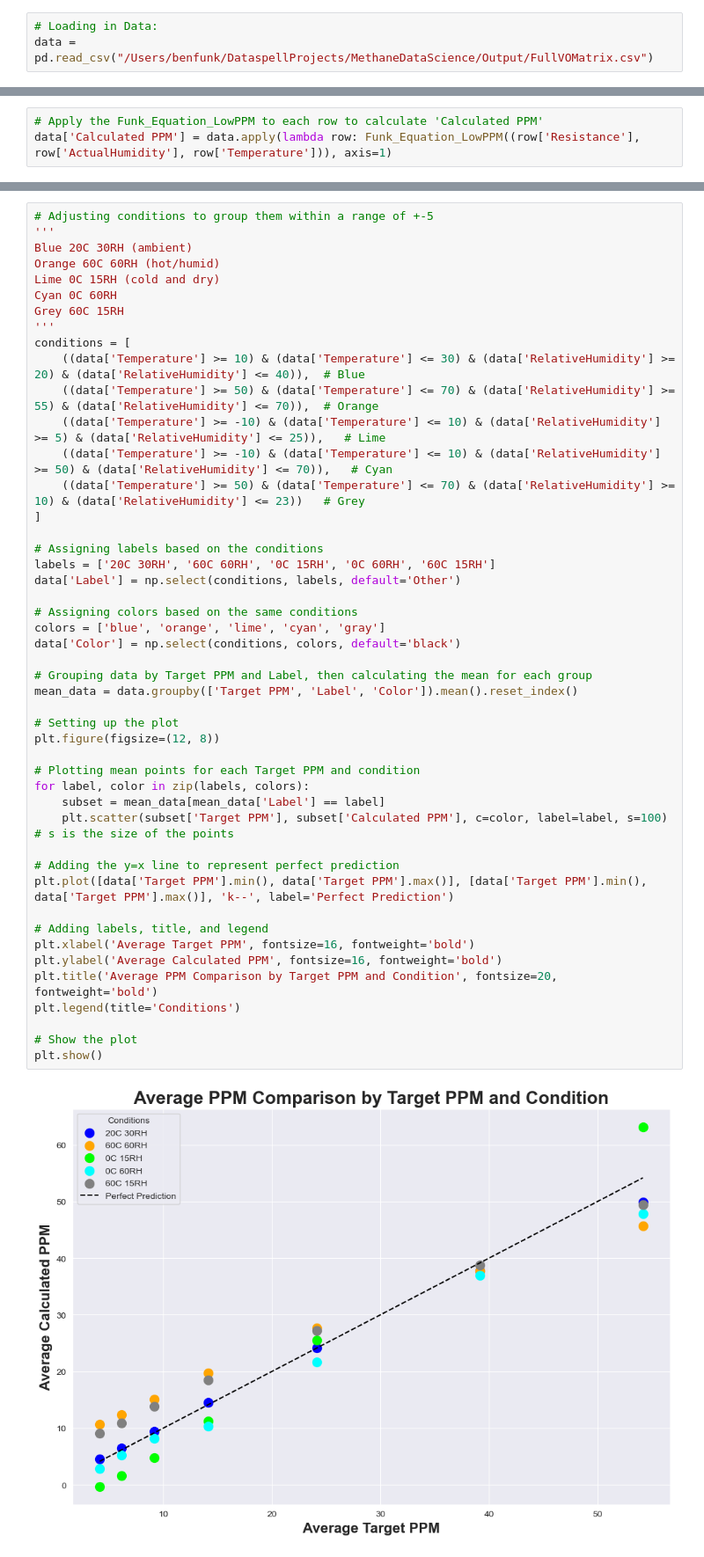
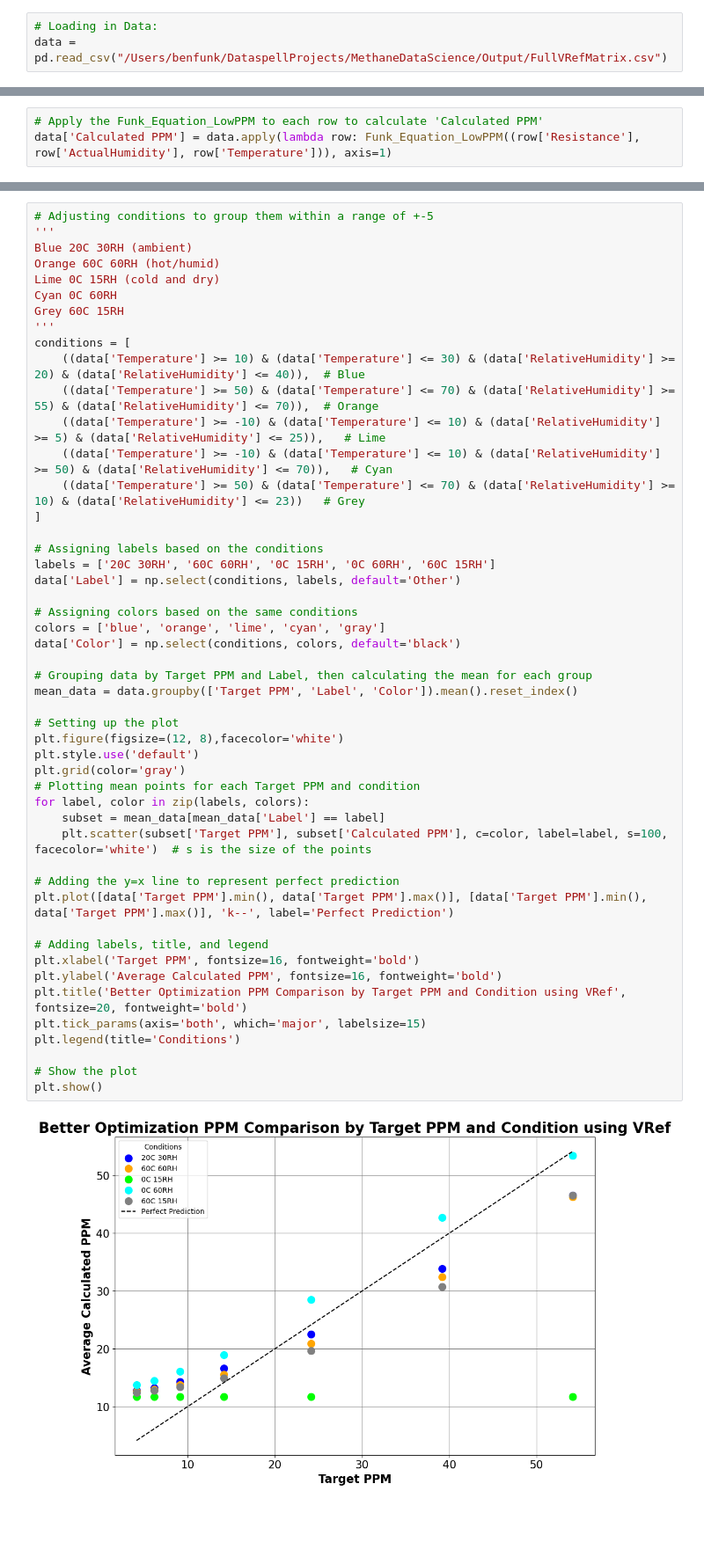
Before and after one commit to Coopsims/MethaneDataScience, a Jupyter notebook: Ben_s_Analysis/Equation Visuals/Final-Graphs-Notebook.ipynb, the cells around one changed output, grey strips where cells are left out. Shown at 88% size. Drawn from its saved outputs; the diff is of its cells as text; blank space fills up the shorter version.

```diff
--- a/Ben_s_Analysis/Equation Visuals/Final-Graphs-Notebook.ipynb
+++ b/Ben_s_Analysis/Equation Visuals/Final-Graphs-Notebook.ipynb
@@ -6,7 +7,7 @@ import matplotlib.pyplot as plt
 from Ben_s_Analysis.FunkEquations import Funk_Equation_LowPPM
 # %%
 # Loading in Data:
-data = pd.read_csv("/Users/benfunk/DataspellProjects/MethaneDataScience/Output/FullVOMatrix.csv")
+data = pd.read_csv("/Users/benfunk/DataspellProjects/MethaneDataScience/Output/FullVRefMatrix.csv")
 # %%
 #calculate absolute humidity in g/m^3
 e_sat_standard = 6.112 * np.exp((17.67 * data['Temperature']) / (data['Temperature'] + 243.5))
@@ -50,39 +76,41 @@ conditions = [
     ((data['Temperature'] >= -10) & (data['Temperature'] <= 10) & (data['RelativeHumidity'] >= 50) & (data['RelativeHumidity'] <= 70)),   # Cyan
     ((data['Temperature'] >= 50) & (data['Temperature'] <= 70) & (data['RelativeHumidity'] >= 10) & (data['RelativeHumidity'] <= 23))   # Grey
 ]
 
 # Assigning labels based on the conditions
 labels = ['20C 30RH', '60C 60RH', '0C 15RH', '0C 60RH', '60C 15RH']
 data['Label'] = np.select(conditions, labels, default='Other')
 
 # Assigning colors based on the same conditions
 colors = ['blue', 'orange', 'lime', 'cyan', 'gray']
 data['Color'] = np.select(conditions, colors, default='black')
 
 # Grouping data by Target PPM and Label, then calculating the mean for each group
 mean_data = data.groupby(['Target PPM', 'Label', 'Color']).mean().reset_index()
 
 # Setting up the plot
-plt.figure(figsize=(12, 8))
-
+plt.figure(figsize=(12, 8),facecolor='white')
+plt.style.use('default')
+plt.grid(color='gray')
 # Plotting mean points for each Target PPM and condition
 for label, color in zip(labels, colors):
     subset = mean_data[mean_data['Label'] == label]
-    plt.scatter(subset['Target PPM'], subset['Calculated PPM'], c=color, label=label, s=100)  # s is the size of the points
+    plt.scatter(subset['Target PPM'], subset['Calculated PPM'], c=color, label=label, s=100, facecolor='white')  # s is the size of the points
 
 # Adding the y=x line to represent perfect prediction
 plt.plot([data['Target PPM'].min(), data['Target PPM'].max()], [data['Target PPM'].min(), data['Target PPM'].max()], 'k--', label='Perfect Prediction')
 
 # Adding labels, title, and legend
-plt.xlabel('Average Target PPM', fontsize=16, fontweight='bold')
+plt.xlabel('Target PPM', fontsize=16, fontweight='bold')
 plt.ylabel('Average Calculated PPM', fontsize=16, fontweight='bold')
-plt.title('Average PPM Comparison by Target PPM and Condition', fontsize=20, fontweight='bold')
+plt.title('Better Optimization PPM Comparison by Target PPM and Condition using VRef', fontsize=20, fontweight='bold')
+plt.tick_params(axis='both', which='major', labelsize=15)
 plt.legend(title='Conditions')
 
 # Show the plot
 plt.show()
 # %% [output]
-[figure, old version]
+[figure, new version]
 # %%
 # Setting up multiple plots for each color (condition)
 fig, axes = plt.subplots(len(colors), 1, figsize=(12, 8 * len(colors)))
```
Also changed, not shown: parts of 2 cells of this notebook, 11 other files.
